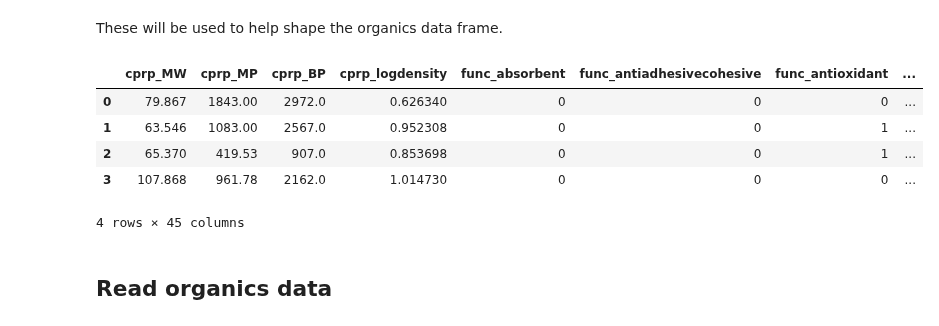
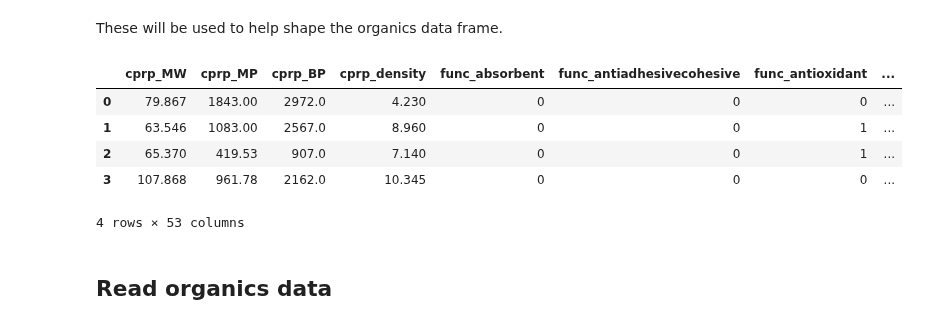
Before and after one commit to LukaThorn/ml-weight-fraction, a Jupyter notebook: preprocessorganics.ipynb, the cells around one changed output. Cells and saved outputs as stored; diff of their text form; code cells hidden in the pictures.

```diff
--- a/preprocessorganics.ipynb
+++ b/preprocessorganics.ipynb
@@ -69,13 +76,12 @@ with open('./data/column-headers.txt', 'r') as filehandle:
         enm_cols.append(currentCol)
 # %%
 # Read pre-processed ENM data (before applying feature reduction)
-X_enm = pd.read_csv("./data/ENM-pre-preprocessed-feats.csv",
-                    sep='\t', index_col=0)
+X_enm = pd.read_csv("./data/ENM-preprocessed-feats.csv", sep="\t", index_col=0)
 X_enm.head(4)
 # %% [output]
-|  | cprp_MW | cprp_MP | cprp_BP | cprp_logdensity | func_absorbent | func_antiadhesivecohesive | func_antioxidant | ... |
-| 0 | 79.867 | 1843.00 | 2972.0 | 0.626340 | 0 | 0 | 0 | ... |
-| 1 | 63.546 | 1083.00 | 2567.0 | 0.952308 | 0 | 0 | 1 | ... |
-| 2 | 65.370 | 419.53 | 907.0 | 0.853698 | 0 | 0 | 1 | ... |
-| 3 | 107.868 | 961.78 | 2162.0 | 1.014730 | 0 | 0 | 0 | ... |
+|  | cprp_MW | cprp_MP | cprp_BP | cprp_density | func_absorbent | func_antiadhesivecohesive | func_antioxidant | ... |
+| 0 | 79.867 | 1843.00 | 2972.0 | 4.230 | 0 | 0 | 0 | ... |
+| 1 | 63.546 | 1083.00 | 2567.0 | 8.960 | 0 | 0 | 1 | ... |
+| 2 | 65.370 | 419.53 | 907.0 | 7.140 | 0 | 0 | 1 | ... |
+| 3 | 107.868 | 961.78 | 2162.0 | 10.345 | 0 | 0 | 0 | ... |
-4 rows × 45 columns
+4 rows × 53 columns
```
Also changed, not shown: parts of 35 cells of this notebook.
